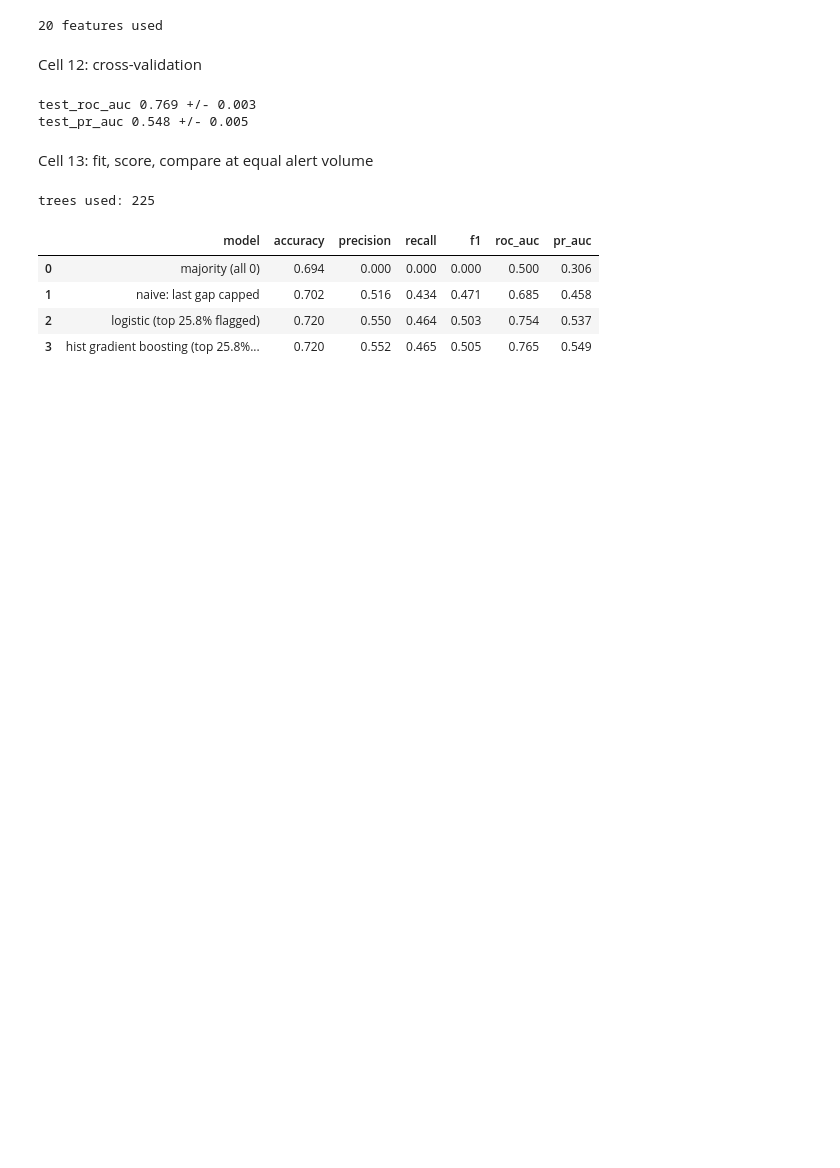
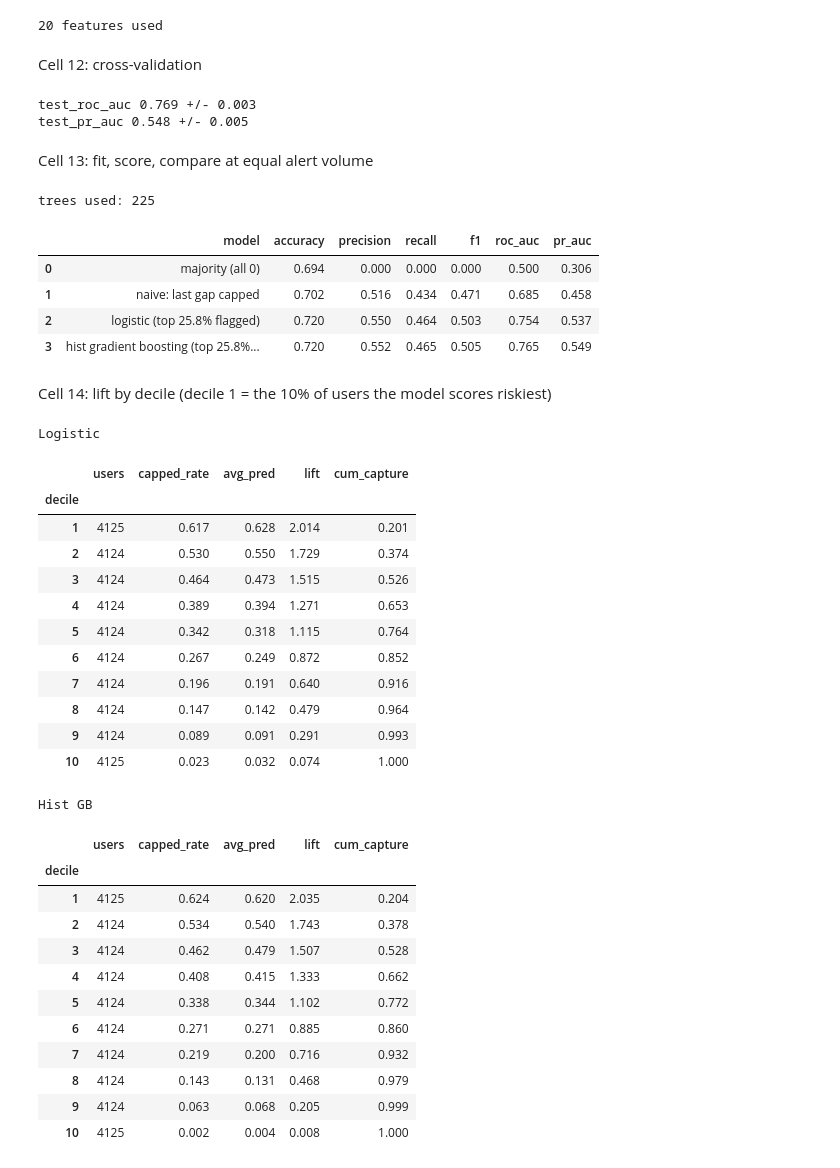
Before and after one commit to fahimhasan-data/instacart-churn-engine, a Jupyter notebook: notebooks/02_baselines.ipynb, the cells around one changed output. Drawn from its saved outputs; the diff is of its cells as text; code cells hidden in the pictures; blank space fills up the shorter version.

Commit message:
Add gradient boosting and model comparison and updated decision log

```diff
--- a/notebooks/02_baselines.ipynb
+++ b/notebooks/02_baselines.ipynb
@@ -246,3 +246,45 @@ trees used: 225
 | 1 | naive: last gap capped | 0.702 | 0.516 | 0.434 | 0.471 | 0.685 | 0.458 |
 | 2 | logistic (top 25.8% flagged) | 0.720 | 0.550 | 0.464 | 0.503 | 0.754 | 0.537 |
 | 3 | hist gradient boosting (top 25.8%... | 0.720 | 0.552 | 0.465 | 0.505 | 0.765 | 0.549 |
+# %% [markdown]
+Cell 14: lift by decile (decile 1 = the 10% of users the model scores riskiest)
+# %%
+def decile_table(y, p, n=10):
+    d = pd.DataFrame({"y": np.asarray(y), "p": p})
+    d["decile"] = pd.qcut(d["p"].rank(method="first", ascending=False), n, labels=range(1, n + 1))
+    base = d["y"].mean()
+    t = d.groupby("decile", observed=True).agg(
+        users=("y", "size"), capped_rate=("y", "mean"), avg_pred=("p", "mean"))
+    t["lift"] = t["capped_rate"] / base
+    t["cum_capture"] = (t["capped_rate"] * t["users"]).cumsum() / d["y"].sum()
+    return t.round(3)
+
+print("Logistic"); display(decile_table(y_test, p_test))
+print("Hist GB");  display(decile_table(y_test, p_hgb))
+# %% [output]
+Logistic
+|  | users | capped_rate | avg_pred | lift | cum_capture |
+| decile |  |  |  |  |  |
+| 1 | 4125 | 0.617 | 0.628 | 2.014 | 0.201 |
+| 2 | 4124 | 0.530 | 0.550 | 1.729 | 0.374 |
+| 3 | 4124 | 0.464 | 0.473 | 1.515 | 0.526 |
+| 4 | 4124 | 0.389 | 0.394 | 1.271 | 0.653 |
+| 5 | 4124 | 0.342 | 0.318 | 1.115 | 0.764 |
+| 6 | 4124 | 0.267 | 0.249 | 0.872 | 0.852 |
+| 7 | 4124 | 0.196 | 0.191 | 0.640 | 0.916 |
+| 8 | 4124 | 0.147 | 0.142 | 0.479 | 0.964 |
+| 9 | 4124 | 0.089 | 0.091 | 0.291 | 0.993 |
+| 10 | 4125 | 0.023 | 0.032 | 0.074 | 1.000 |
+Hist GB
+|  | users | capped_rate | avg_pred | lift | cum_capture |
+| decile |  |  |  |  |  |
+| 1 | 4125 | 0.624 | 0.620 | 2.035 | 0.204 |
+| 2 | 4124 | 0.534 | 0.540 | 1.743 | 0.378 |
+| 3 | 4124 | 0.462 | 0.479 | 1.507 | 0.528 |
+| 4 | 4124 | 0.408 | 0.415 | 1.333 | 0.662 |
+| 5 | 4124 | 0.338 | 0.344 | 1.102 | 0.772 |
+| 6 | 4124 | 0.271 | 0.271 | 0.885 | 0.860 |
+| 7 | 4124 | 0.219 | 0.200 | 0.716 | 0.932 |
+| 8 | 4124 | 0.143 | 0.131 | 0.468 | 0.979 |
+| 9 | 4124 | 0.063 | 0.068 | 0.205 | 0.999 |
+| 10 | 4125 | 0.002 | 0.004 | 0.008 | 1.000 |
```
Also changed, not shown: parts of 4 cells of this notebook, 1 other file.
